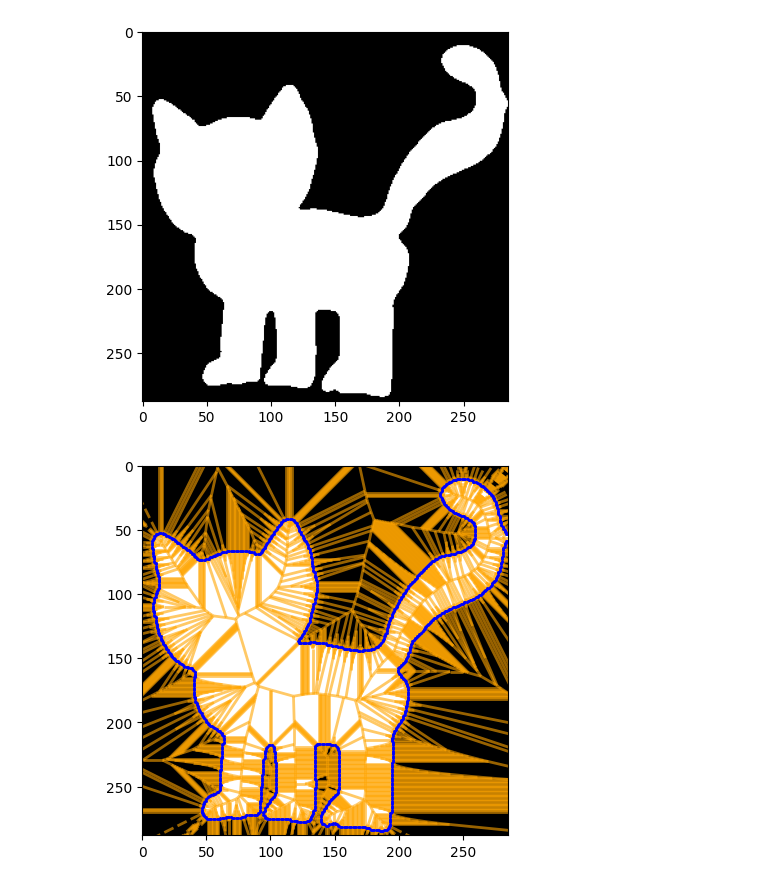
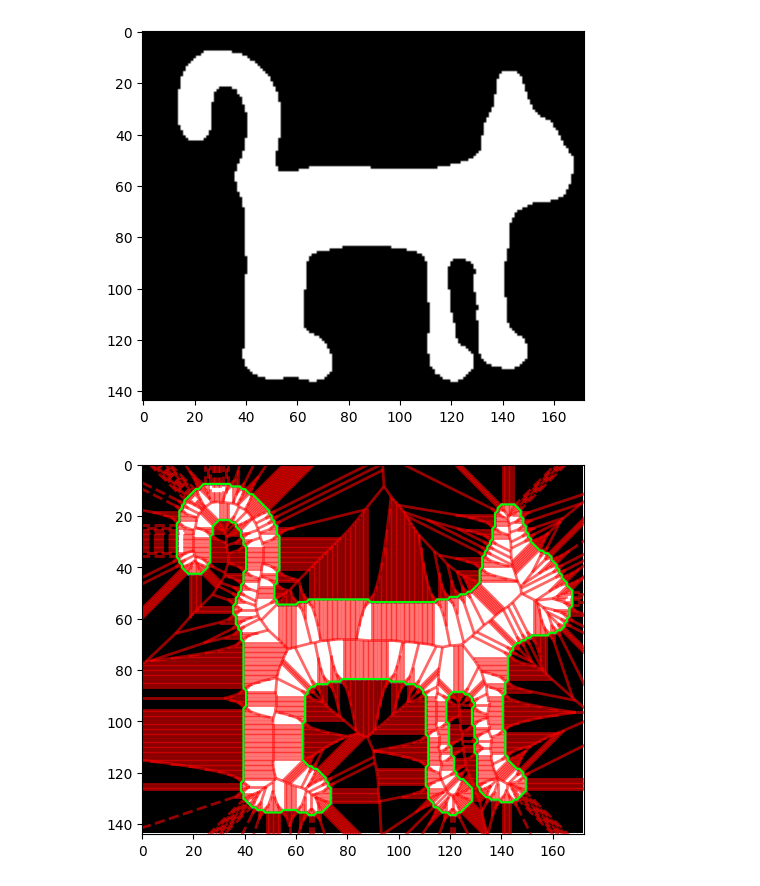
Before and after one commit to shellrider-games/bachelor-thesis, a Jupyter notebook: notebooks/skeletonisation/skeletonize.ipynb, the cells around one changed output. Saved outputs shown, nothing was run; the diff lists cells and outputs as text; code cells hidden in the pictures.

Commit message:
Work on voronoi skeletonization

```diff
--- a/notebooks/skeletonisation/skeletonize.ipynb
+++ b/notebooks/skeletonisation/skeletonize.ipynb
@@ -7,5 +8,5 @@ from scipy.spatial import Voronoi, voronoi_plot_2d
 # %%
-img = cv2.imread('cat_2_mask_classical.jpg')
+img = cv2.imread('cat_1_mask_classical.jpg')
 plt.imshow(img)
 plt.show()
 # %% [output]
@@ -36,20 +37,27 @@ gray_poly_img = cv2.normalize(gray_poly_img.astype(np.double), None, 0.0, 1.0, c
 plt.imshow(gray_poly_img, cmap="gray")
 plt.show()
 # %% [output]
-[figure, old version]
+[figure, new version]
 # %%
 contours = measure.find_contours(gray_poly_img)
-points = np.concatenate(contours)
+closed_contours = []
+for contour in contours:
+    closed_contour = np.vstack([contour, contour[0]])
+    closed_contours.append(closed_contour)
+
+points = np.vstack(closed_contours)
 points = points[:, [1, 0]]
+
+vor = Voronoi(points)
+polygon = Path(points)
 # %%
-vor = Voronoi(points)
 fig, ax = plt.subplots()
-voronoi_plot_2d(vor, ax=ax, show_vertices=False, line_colors='orange', line_width=2, line_alpha=0.6, point_size=2)
 ax.imshow(gray_poly_img, cmap='gray')
-ax.plot(points[:, 0], points[:, 1], 'b.', markersize=2)
+voronoi_plot_2d(vor, ax=ax, show_vertices=False, line_colors='red', line_width=2, line_alpha=0.6, point_size=2)
+ax.plot(points[:, 0], points[:, 1], 'lime', markersize=1)
 ax.set_xlim([0, gray_poly_img.shape[1]])
 ax.set_ylim([gray_poly_img.shape[0], 0])
 plt.gca().set_aspect('equal', adjustable='box')
 plt.show()
 # %% [output]
-[figure, old version]
+[figure, new version]
```
Also changed, not shown: parts of 5 cells of this notebook.
